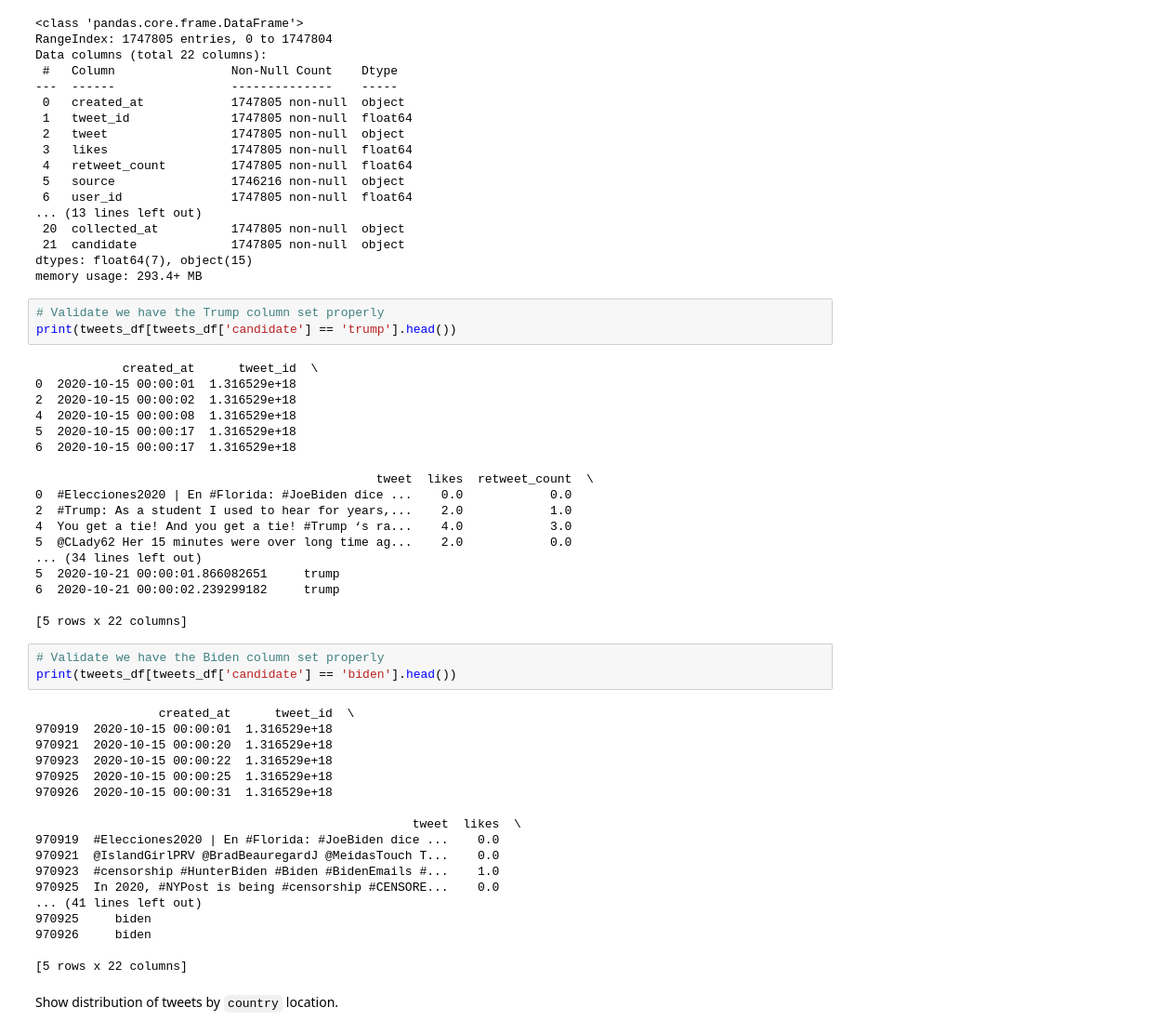
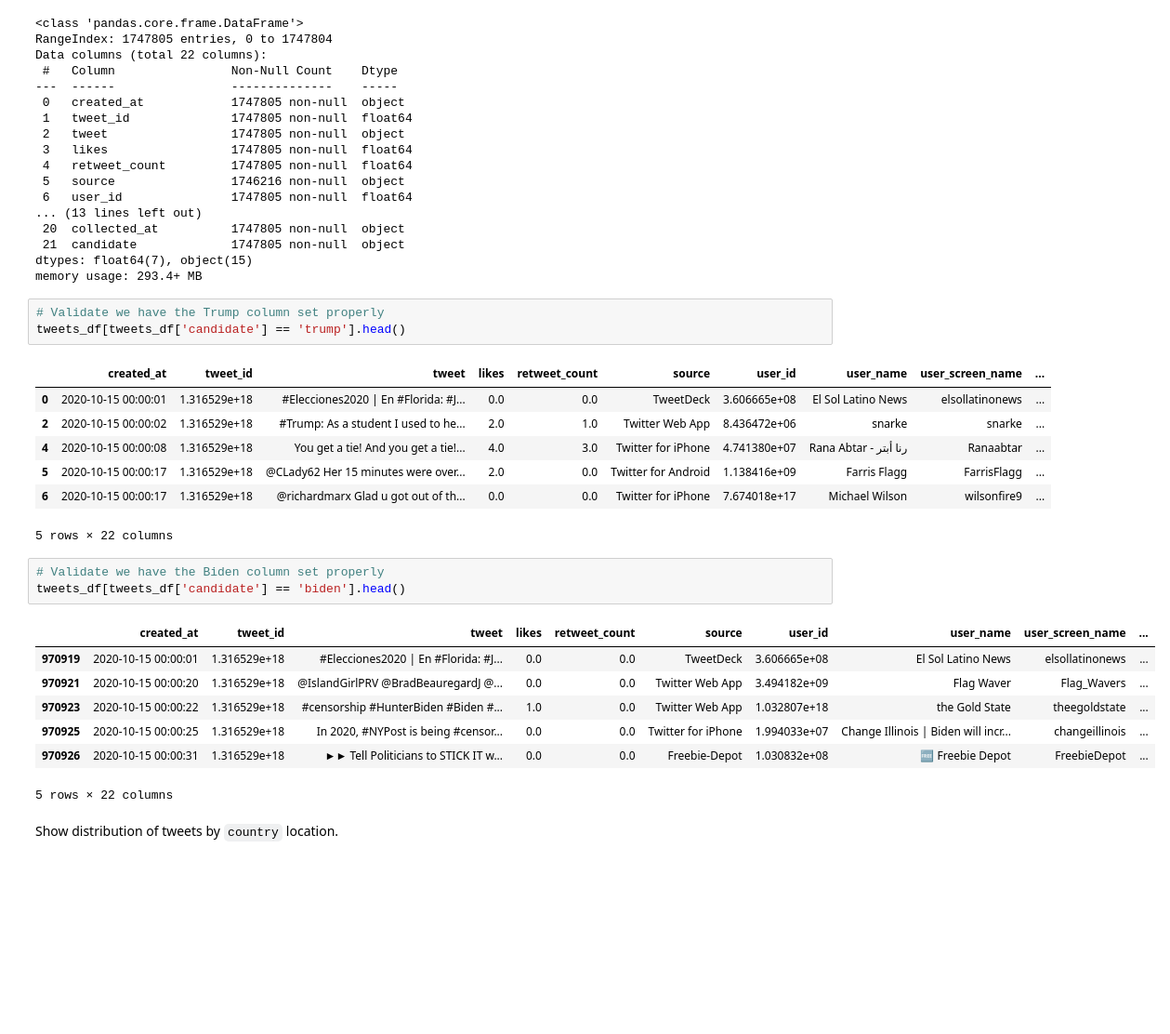
Before and after one commit to iamquantumis/capstone_project, a Jupyter notebook: election2020-prediction.ipynb, the cells around one changed output. Shown at 93% size. Cells and saved outputs as stored; diff of their text form; blank space fills up the shorter version.

```diff
--- a/election2020-prediction.ipynb
+++ b/election2020-prediction.ipynb
@@ -160,46 +160,26 @@ dtypes: float64(7), object(15)
 memory usage: 293.4+ MB
 # %%
 # Validate we have the Trump column set properly
-print(tweets_df[tweets_df['candidate'] == 'trump'].head())
+tweets_df[tweets_df['candidate'] == 'trump'].head()
 # %% [output]
+|  | created_at | tweet_id | tweet | likes | retweet_count | source | user_id | user_name | user_screen_name | ... |
+| 0 | 2020-10-15 00:00:01 | 1.316529e+18 | #Elecciones2020 | En #Florida: #J... | 0.0 | 0.0 | TweetDeck | 3.606665e+08 | El Sol Latino News | elsollatinonews | ... |
+| 2 | 2020-10-15 00:00:02 | 1.316529e+18 | #Trump: As a student I used to he... | 2.0 | 1.0 | Twitter Web App | 8.436472e+06 | snarke | snarke | ... |
+| 4 | 2020-10-15 00:00:08 | 1.316529e+18 | You get a tie! And you get a tie!... | 4.0 | 3.0 | Twitter for iPhone | 4.741380e+07 | Rana Abtar - رنا أبتر | Ranaabtar | ... |
+| 5 | 2020-10-15 00:00:17 | 1.316529e+18 | @CLady62 Her 15 minutes were over... | 2.0 | 0.0 | Twitter for Android | 1.138416e+09 | Farris Flagg | FarrisFlagg | ... |
+| 6 | 2020-10-15 00:00:17 | 1.316529e+18 | @richardmarx Glad u got out of th... | 0.0 | 0.0 | Twitter for iPhone | 7.674018e+17 | Michael Wilson | wilsonfire9 | ... |
-            created_at      tweet_id  \
-0  2020-10-15 00:00:01  1.316529e+18
-2  2020-10-15 00:00:02  1.316529e+18
-4  2020-10-15 00:00:08  1.316529e+18
-5  2020-10-15 00:00:17  1.316529e+18
-6  2020-10-15 00:00:17  1.316529e+18
-
-                                               tweet  likes  retweet_count  \
-0  #Elecciones2020 | En #Florida: #JoeBiden dice ...    0.0            0.0
-2  #Trump: As a student I used to hear for years,...    2.0            1.0
-4  You get a tie! And you get a tie! #Trump ‘s ra...    4.0            3.0
-5  @CLady62 Her 15 minutes were over long time ag...    2.0            0.0
-... (34 lines left out)
-5  2020-10-21 00:00:01.866082651     trump
-6  2020-10-21 00:00:02.239299182     trump
-
-[5 rows x 22 columns]
+5 rows × 22 columns
 # %%
 # Validate we have the Biden column set properly
-print(tweets_df[tweets_df['candidate'] == 'biden'].head())
+tweets_df[tweets_df['candidate'] == 'biden'].head()
 # %% [output]
+|  | created_at | tweet_id | tweet | likes | retweet_count | source | user_id | user_name | user_screen_name | ... |
+| 970919 | 2020-10-15 00:00:01 | 1.316529e+18 | #Elecciones2020 | En #Florida: #J... | 0.0 | 0.0 | TweetDeck | 3.606665e+08 | El Sol Latino News | elsollatinonews | ... |
+| 970921 | 2020-10-15 00:00:20 | 1.316529e+18 | @IslandGirlPRV @BradBeauregardJ @... | 0.0 | 0.0 | Twitter Web App | 3.494182e+09 | Flag Waver | Flag_Wavers | ... |
+| 970923 | 2020-10-15 00:00:22 | 1.316529e+18 | #censorship #HunterBiden #Biden #... | 1.0 | 0.0 | Twitter Web App | 1.032807e+18 | the Gold State | theegoldstate | ... |
+| 970925 | 2020-10-15 00:00:25 | 1.316529e+18 | In 2020, #NYPost is being #censor... | 0.0 | 0.0 | Twitter for iPhone | 1.994033e+07 | Change Illinois | Biden will incr... | changeillinois | ... |
+| 970926 | 2020-10-15 00:00:31 | 1.316529e+18 | ►► Tell Politicians to STICK IT w... | 0.0 | 0.0 | Freebie-Depot | 1.030832e+08 | 🆓 Freebie Depot | FreebieDepot | ... |
-                 created_at      tweet_id  \
-970919  2020-10-15 00:00:01  1.316529e+18
-970921  2020-10-15 00:00:20  1.316529e+18
-970923  2020-10-15 00:00:22  1.316529e+18
-970925  2020-10-15 00:00:25  1.316529e+18
-970926  2020-10-15 00:00:31  1.316529e+18
-
-                                                    tweet  likes  \
-970919  #Elecciones2020 | En #Florida: #JoeBiden dice ...    0.0
-970921  @IslandGirlPRV @BradBeauregardJ @MeidasTouch T...    0.0
-970923  #censorship #HunterBiden #Biden #BidenEmails #...    1.0
-970925  In 2020, #NYPost is being #censorship #CENSORE...    0.0
-... (41 lines left out)
-970925     biden
-970926     biden
-
-[5 rows x 22 columns]
+5 rows × 22 columns
 # %% [markdown]
 Show distribution of tweets by `country` location.
 # %%
```
